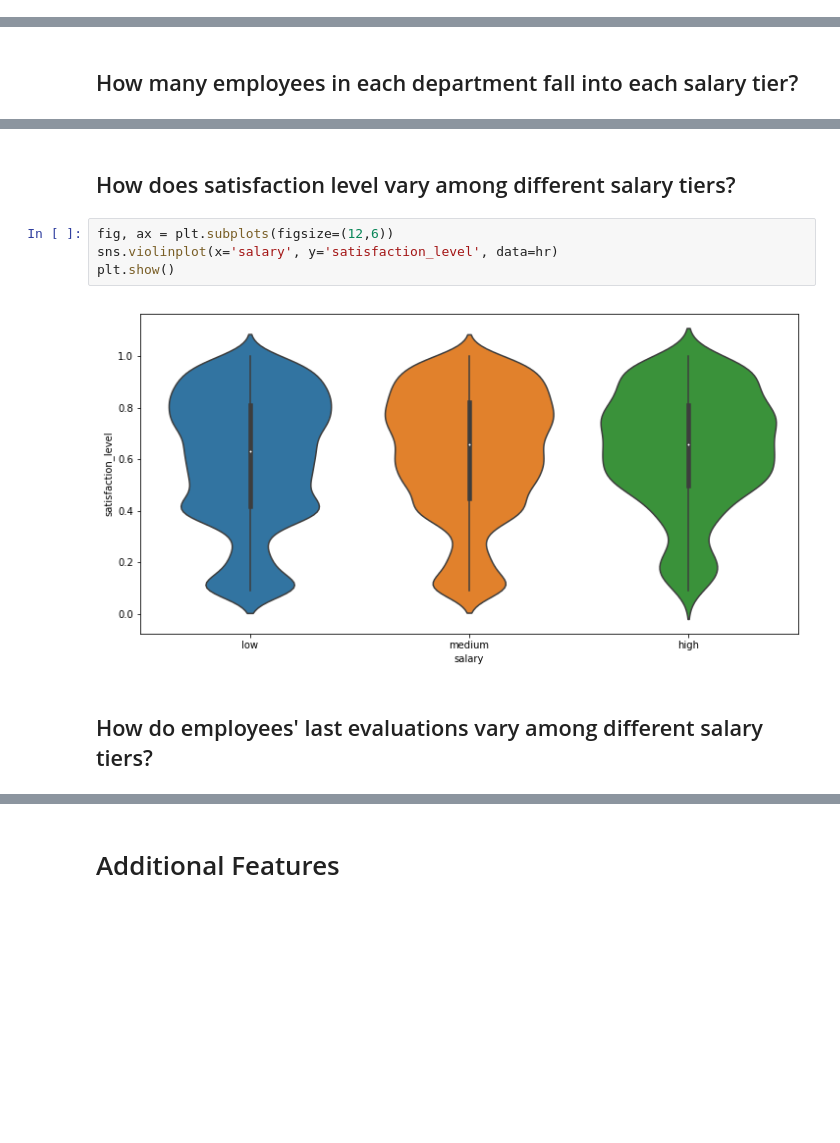
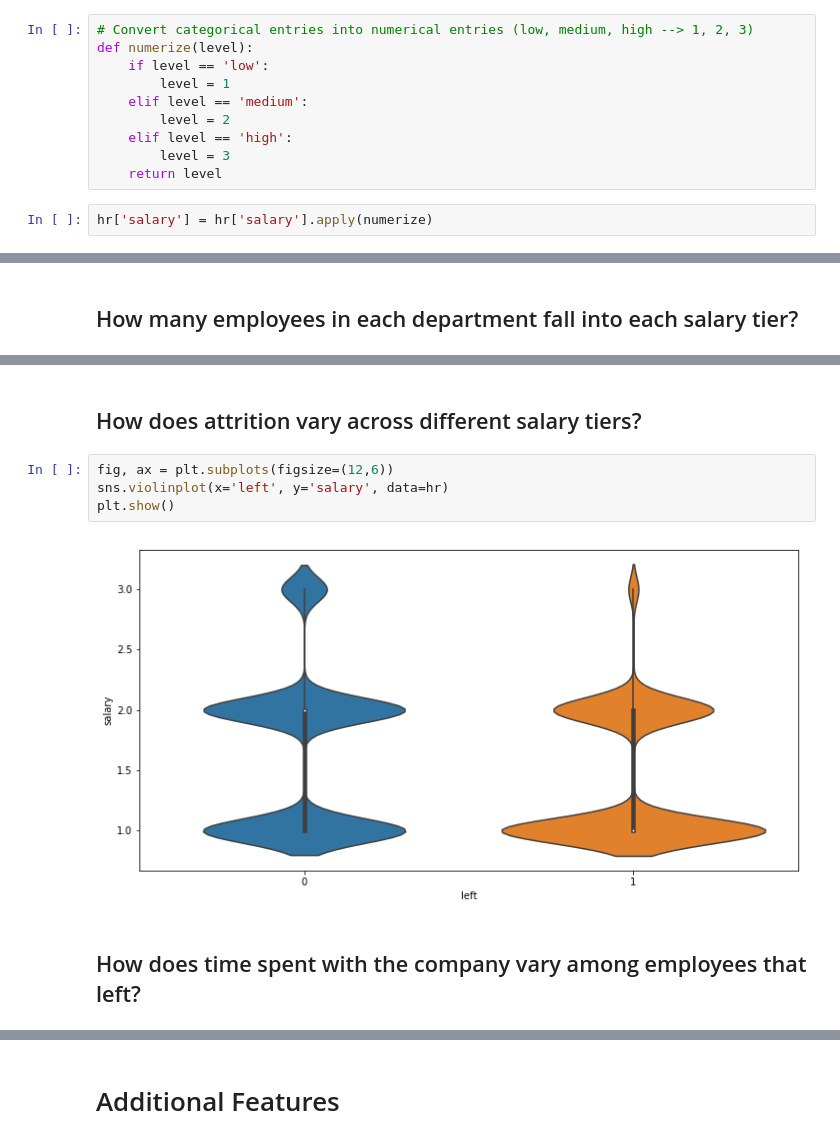
Before and after one commit to djrgit/coursework, a Jupyter notebook: thinkful/data_science/my_progress/unit_2_supervised_learning/Unit 2 - Lesson 1 - Challenge - Preparing a dataset for modeling.ipynb, the cells around one changed output, grey strips where cells are left out. Saved outputs shown, nothing was run; the diff lists cells and outputs as text; blank space fills up the shorter version.

```diff
--- a/thinkful/data_science/my_progress/unit_2_supervised_learning/Unit 2 - Lesson 1 - Challenge - Preparing a dataset for modeling.ipynb
+++ b/thinkful/data_science/my_progress/unit_2_supervised_learning/Unit 2 - Lesson 1 - Challenge - Preparing a dataset for modeling.ipynb
@@ -100,3 +100,15 @@ hr.head()
 | 2 | 0.11 | 0.88 | 7 | 272 | 4 | ... |
 | 3 | 0.72 | 0.87 | 5 | 223 | 5 | ... |
 | 4 | 0.37 | 0.52 | 2 | 159 | 3 | ... |
+# %%
+# Convert categorical entries into numerical entries (low, medium, high --> 1, 2, 3)
+def numerize(level):
+    if level == 'low':
+        level = 1
+    elif level == 'medium':
+        level = 2
+    elif level == 'high':
+        level = 3
+    return level
+# %%
+hr['salary'] = hr['salary'].apply(numerize)
@@ -203,12 +265,12 @@ plt.show()
 # %% [markdown]
-## How does satisfaction level vary among different salary tiers?
+## How does attrition vary across different salary tiers?
 # %%
 fig, ax = plt.subplots(figsize=(12,6))
-sns.violinplot(x='salary', y='satisfaction_level', data=hr)
+sns.violinplot(x='left', y='salary', data=hr)
 plt.show()
 # %% [output]
-[figure, old version]
+[figure, new version]
-# %% [markdown]
-## How do employees' last evaluations vary among different salary tiers?
+# %% [markdown]
+## How does time spent with the company vary among employees that left?
 # %%
 fig, ax = plt.subplots(figsize=(12,6))
```
Also changed, not shown: parts of 23 cells of this notebook.
